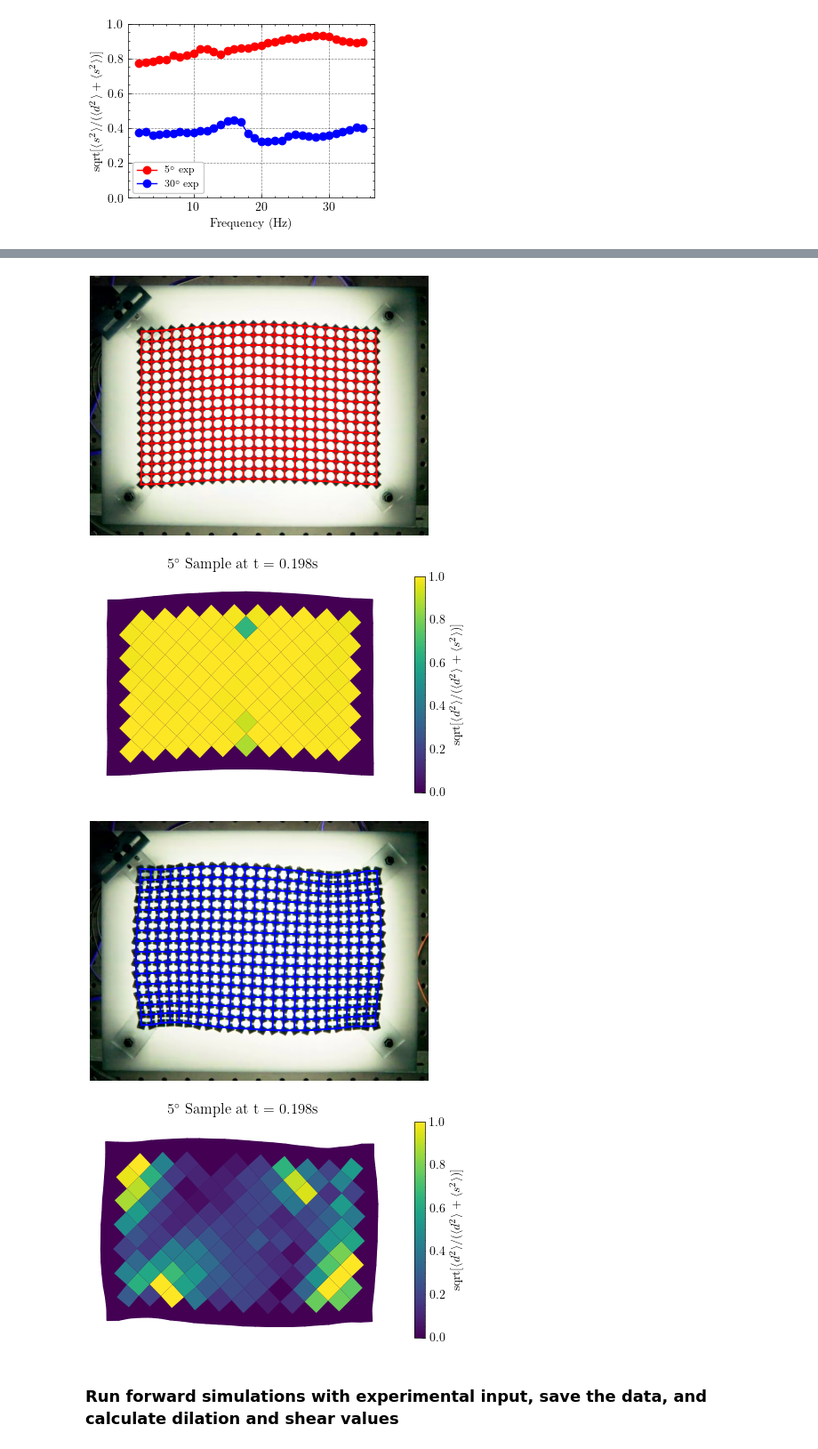
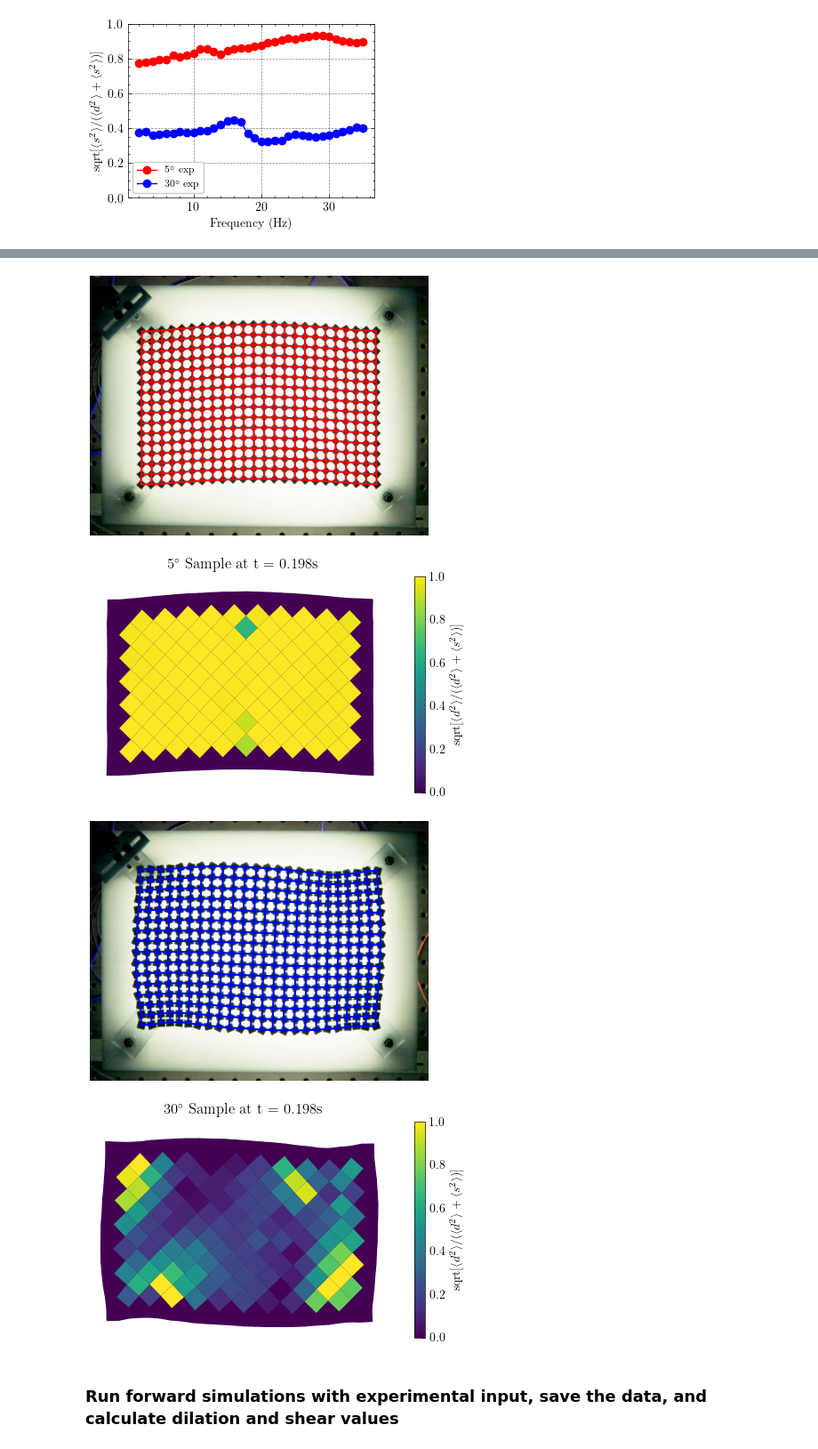
Before and after one commit to bertoldi-collab/dynamic-conformal-metamaterials, a Jupyter notebook: notebooks/nonlinear_notebooks/dynamics_of_conformal_metamaterials.ipynb, the cells around one changed output, grey strips where cells are left out. Shown at 89% size. Drawn from its saved outputs; the diff is of its cells as text; code cells hidden in the pictures.

```diff
--- a/notebooks/nonlinear_notebooks/dynamics_of_conformal_metamaterials.ipynb
+++ b/notebooks/nonlinear_notebooks/dynamics_of_conformal_metamaterials.ipynb
@@ -512,12 +512,19 @@ def get_fft(t, signal):
     freqs = freq_bins[1:num_wave+1]
 
     return freqs, valfft # output in Hz
+
+def load_exp_data(video_path, initial_angle):
+
+        fields = (np.load(f"{video_path[:-len(video_path.split('/')[-1])]}/{initial_angle}_deg_fields.npz"))['arr_0']
+        block_centroids = (np.load(f"{video_path[:-len(video_path.split('/')[-1])]}/{initial_angle}_deg_block_centroids.npz"))['arr_0']
+        timepoints = (np.load(f"{video_path[:-len(video_path.split('/')[-1])]}/timepoints.npz"))['arr_0']
+
+        return timepoints, fields, block_centroids
 # %%
 # Load harmonic excitation to set up simulation
-video_path_2Hz = f'../../data/dilational_metamaterials/harmonic_excitation/finer_sweep/initial_angle_30.0_degrees/F44/F44.mp4'
-video_2Hz_folder_path = video_path_2Hz[:-len(video_path_2Hz.split('/')[-1])]
-exp_2Hz_solution_data = load_data(f"{video_2Hz_folder_path}/solution_data_smooth.pkl")
-exp_2Hz_solution = exp_2Hz_solution_data.fields
+video_path_2Hz = f'../../data/nonlinear_data/exp/2Hz/2Hz_30_deg.mp4'
+_, fields_30, block_centroids_30 = load_exp_data(video_path_2Hz, 30)
+exp_2Hz_solution = fields_30
 loaded_exp_2Hz_driving_signal = jnp.sqrt((exp_2Hz_solution[:, 0, 360, 0])**2 + (exp_2Hz_solution[:, 0, 360, 1])**2)*jnp.sign((exp_2Hz_solution[:, 0, 360, 0]))
 # %%
 # NOTE: Units are mm, N, s → mass in Mg
@@ -1259,15 +1281,15 @@ plt.ylim(0,1)
 excitation_freq = 24
 time_frame = 198
 
-video_num_5deg = get_video_num(excitation_freq, sample_initial_angle=5)
-video_num_30deg = get_video_num(excitation_freq, sample_initial_angle=30)
-video_path_5_degrees = f'../../data/dilational_metamaterials/harmonic_excitation/finer_sweep/initial_angle_5.0_degrees/F{str(video_num_5deg)}/F{str(video_num_5deg)}.mp4'
-video_path_30_degrees = f'../../data/dilational_metamaterials/harmonic_excitation/finer_sweep/initial_angle_30.0_degrees/F{str(video_num_30deg)}/F{str(video_num_30deg)}.mp4'
-data_info_30 = load_data(f'{video_path_30_degrees[:-8]}/solution_data_smooth.pkl')
-data_info_5 = load_data(f'{video_path_5_degrees[:-7]}/solution_data_smooth.pkl')
+video_path_5_degrees = f'../../data/nonlinear_data/exp/{excitation_freq}Hz/{excitation_freq}Hz_5_deg.mp4'
+video_path_30_degrees = f'../../data/nonlinear_data/exp/{excitation_freq}Hz/{excitation_freq}Hz_30_deg.mp4'
 
-ds_dict5 = np.load(f'../../data/nonlinear_data/exp/{excitation_freq}Hz/one_block_UC/dilation_shear_data_5deg.pkl', allow_pickle=True)
-ds_dict30 = np.load(f'../../data/nonlinear_data/exp/{excitation_freq}Hz/one_block_UC/dilation_shear_data_30deg.pkl', allow_pickle=True)
+_, fields_5, block_centroids_5 = load_exp_data(video_path_5_degrees, 5)
+timepoints, fields_30, block_centroids_30 = load_exp_data(video_path_30_degrees, 30)
+
+load_path = f'../../data/nonlinear_data/exp/{excitation_freq}Hz/one_block_UC'
+ds_dict5 = load_dict_data(load_path, 5)
+ds_dict30 = load_dict_data(load_path, 30)
 
 # Get quantities out from dictionaries
 d5 = jnp.sqrt(ds_dict5['d']**2)
@@ -1286,8 +1308,8 @@ dds_ratio5 = jnp.sqrt(s_sq5[time_frame] / (d5[time_frame]**2 + s_sq5[time_frame]
 dds_ratio30 = jnp.sqrt(s_sq30[time_frame] / (d30[time_frame]**2 + s_sq30[time_frame])) # (n_unit_cells,)
 
 plt.figure()
-plt.plot(data_info_5.timepoints, jnp.sqrt(data_info_5.fields[:, 0, 360, 0]**2 + data_info_5.fields[:, 0, 360, 1]**2)*jnp.sign(data_info_5.fields[:, 0, 360, 0]), 'r', label='$5^\circ$')
-plt.plot(data_info_30.timepoints, jnp.sqrt(data_info_30.fields[:, 0, 360, 0]**2 + data_info_30.fields[:, 0, 360, 1]**2)*jnp.sign(data_info_30.fields[:, 0, 360, 0]), 'b', label='$30^\circ$')
+plt.plot(timepoints, jnp.sqrt(fields_5[:, 0, 360, 0]**2 + fields_5[:, 0, 360, 1]**2)*jnp.sign(fields_5[:, 0, 360, 0]), 'r', label='$5^\circ$')
+plt.plot(timepoints, jnp.sqrt(fields_30[:, 0, 360, 0]**2 + fields_30[:, 0, 360, 1]**2)*jnp.sign(fields_30[:, 0, 360, 0]), 'b', label='$30^\circ$')
 plt.axvline(time_frame*10**(-3), color='k', label='time frame plotted')
 plt.legend()
 plt.xlim([0, 1.5])
@@ -1300,7 +1322,8 @@ show_current_frame(
         video_path_5_degrees,
         time_frame,
         geometry_figure,
-        data_info_5,
+        fields_5,
+        block_centroids_5,
         line_color='r',
         lw=1.5,
         xlim=(182, 1030),
@@ -1314,7 +1337,8 @@ show_current_frame(
         save=False)
 
 generate_dilation_shear_ratio_heatmap_blocks(
-    data_info=data_info_5,
+    fields=fields_5,
+    block_centroids=block_centroids_5,
     problem=problem,
     ds_dict=ds_dict5,
     dds_ratio=dds_ratio5,
@@ -1328,37 +1352,39 @@ generate_dilation_shear_ratio_heatmap_blocks(
 show_current_frame(
         video_path_30_degrees,
         time_frame,
         geometry_figure,
-        data_info_30,
+        fields_30,
+        block_centroids_30,
         line_color='b',
         lw=1.5,
         xlim=(182, 1030),
         ylim=(40, 690),
         figsize=(4.6,3),
         mesh=True,
         calib_xy=[0.3915, 0.3915],
         zero_idx_block_loc=[311.3, 180.78],
         out_dir='out',
         figure_extension='svg',
         save=False)
 
 generate_dilation_shear_ratio_heatmap_blocks(
-    data_info=data_info_30,
+    fields=fields_30,
+    block_centroids=block_centroids_30,
     problem=problem,
     ds_dict=ds_dict30,
     dds_ratio=dds_ratio30,
     time_frame=time_frame,
     cmap='viridis',
     figsize=(4.6, 3),
     xlim=[-15, 250],
     ylim=[-15, 170],
-    title=f'$5^\circ$ Sample at t = {time_frame*10**(-3)}s')
+    title=f'$30^\circ$ Sample at t = {time_frame*10**(-3)}s')
 # %% [output]
 [figure]
 [figure]
 [figure]
 [figure]
-[figure, old version]
+[figure, new version]
 # %% [markdown]
 ### Run forward simulations with experimental input, save the data, and calculate dilation and shear values
 # %%
```
Also changed, not shown: parts of 33 cells of this notebook, 4 other files.
